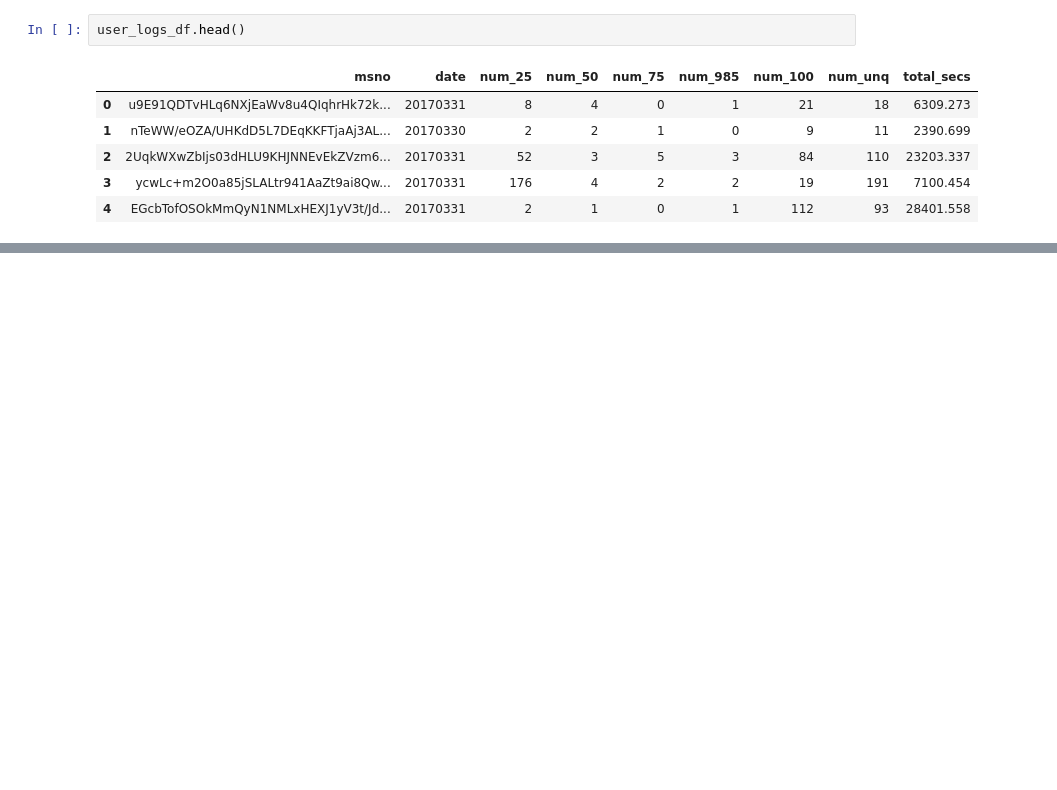
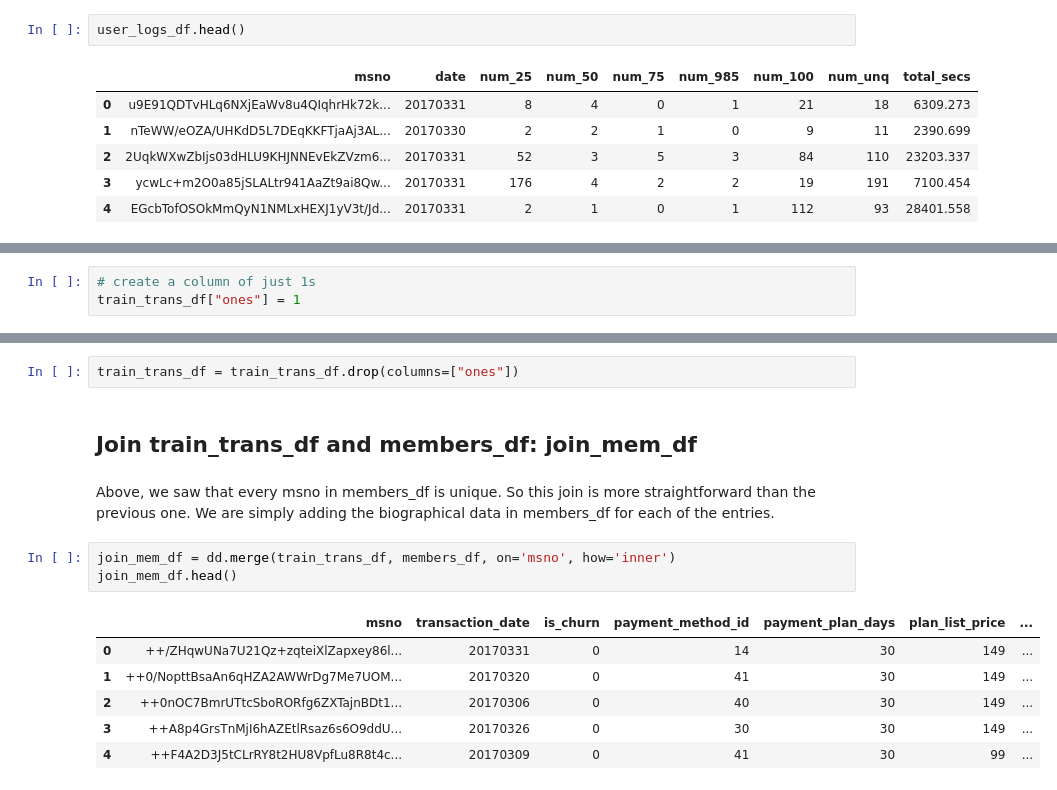
Before and after one commit to bmensah/springboard, a Jupyter notebook: capstone2/churn_analysis/capstone2_notebooks/Capstone2_Data_Wrangling.ipynb, the cells around one changed output, grey strips where cells are left out. Cells and saved outputs as stored; diff of their text form; blank space fills up the shorter version.

```diff
--- a/capstone2/churn_analysis/capstone2_notebooks/Capstone2_Data_Wrangling.ipynb
+++ b/capstone2/churn_analysis/capstone2_notebooks/Capstone2_Data_Wrangling.ipynb
@@ -251,0 +229,3 @@ print(f'{len(all_time_df.reset_index().msno.unique()):,}')
+# %%
+# create a column of just 1s
+train_trans_df["ones"] = 1
@@ -251,0 +265,16 @@ print(f'{len(all_time_df.reset_index().msno.unique()):,}')
+# %%
+train_trans_df = train_trans_df.drop(columns=["ones"])
+# %% [markdown]
+<h2> Join train_trans_df and members_df: join_mem_df </h2>
+# %% [markdown]
+Above, we saw that every msno in members_df is unique. So this join is more straightforward than the previous one. We are simply adding the biographical data in members_df for each of the entries.
+# %%
+join_mem_df = dd.merge(train_trans_df, members_df, on='msno', how='inner')
+join_mem_df.head()
+# %% [output]
+|  | msno | transaction_date | is_churn | payment_method_id | payment_plan_days | plan_list_price | ... |
+| 0 | ++/ZHqwUNa7U21Qz+zqteiXlZapxey86l... | 20170331 | 0 | 14 | 30 | 149 | ... |
+| 1 | ++0/NopttBsaAn6qHZA2AWWrDg7Me7UOM... | 20170320 | 0 | 41 | 30 | 149 | ... |
+| 2 | ++0nOC7BmrUTtcSboRORfg6ZXTajnBDt1... | 20170306 | 0 | 40 | 30 | 149 | ... |
+| 3 | ++A8p4GrsTnMjI6hAZEtlRsaz6s6O9ddU... | 20170326 | 0 | 30 | 30 | 149 | ... |
+| 4 | ++F4A2D3J5tCLrRY8t2HU8VpfLu8R8t4c... | 20170309 | 0 | 41 | 30 | 99 | ... |
```
Also changed, not shown: parts of 74 cells of this notebook.
